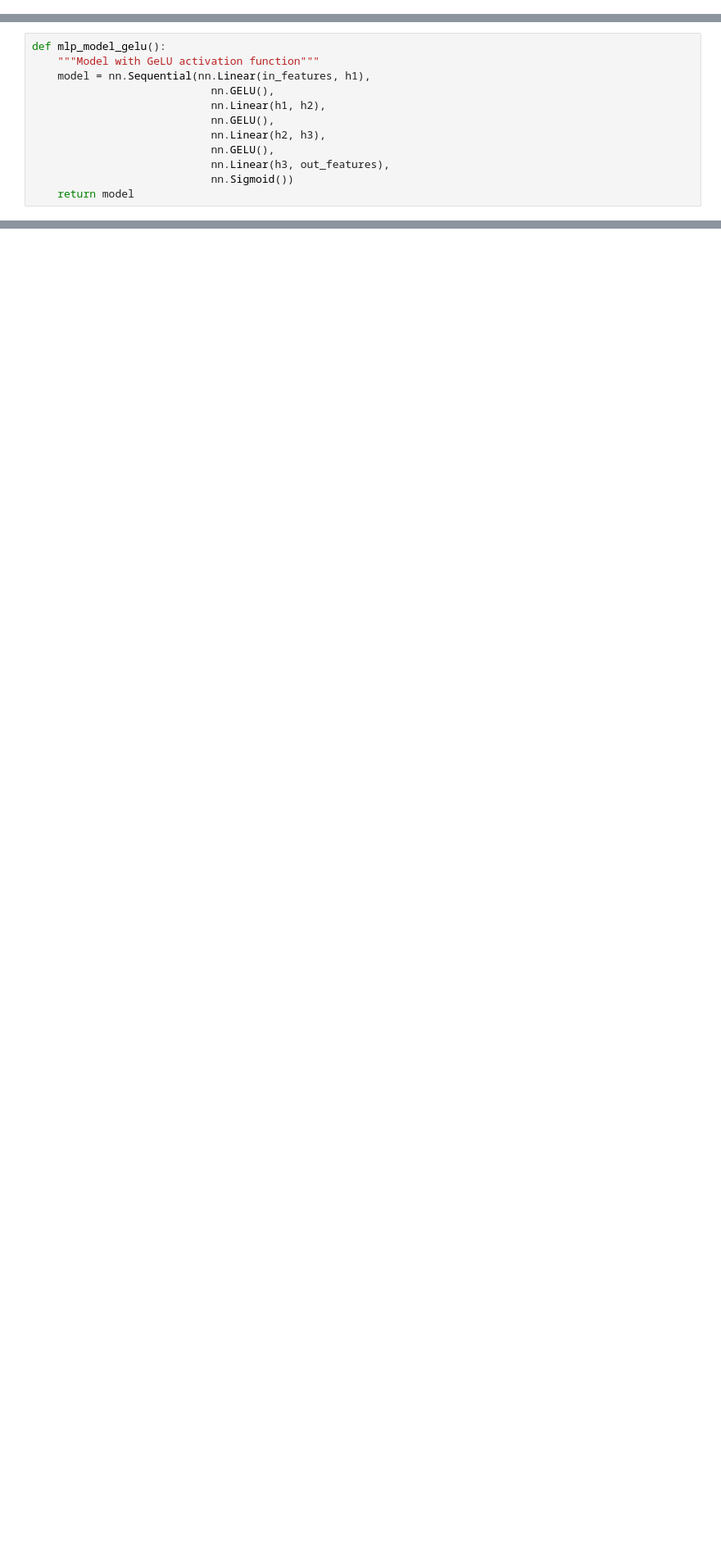
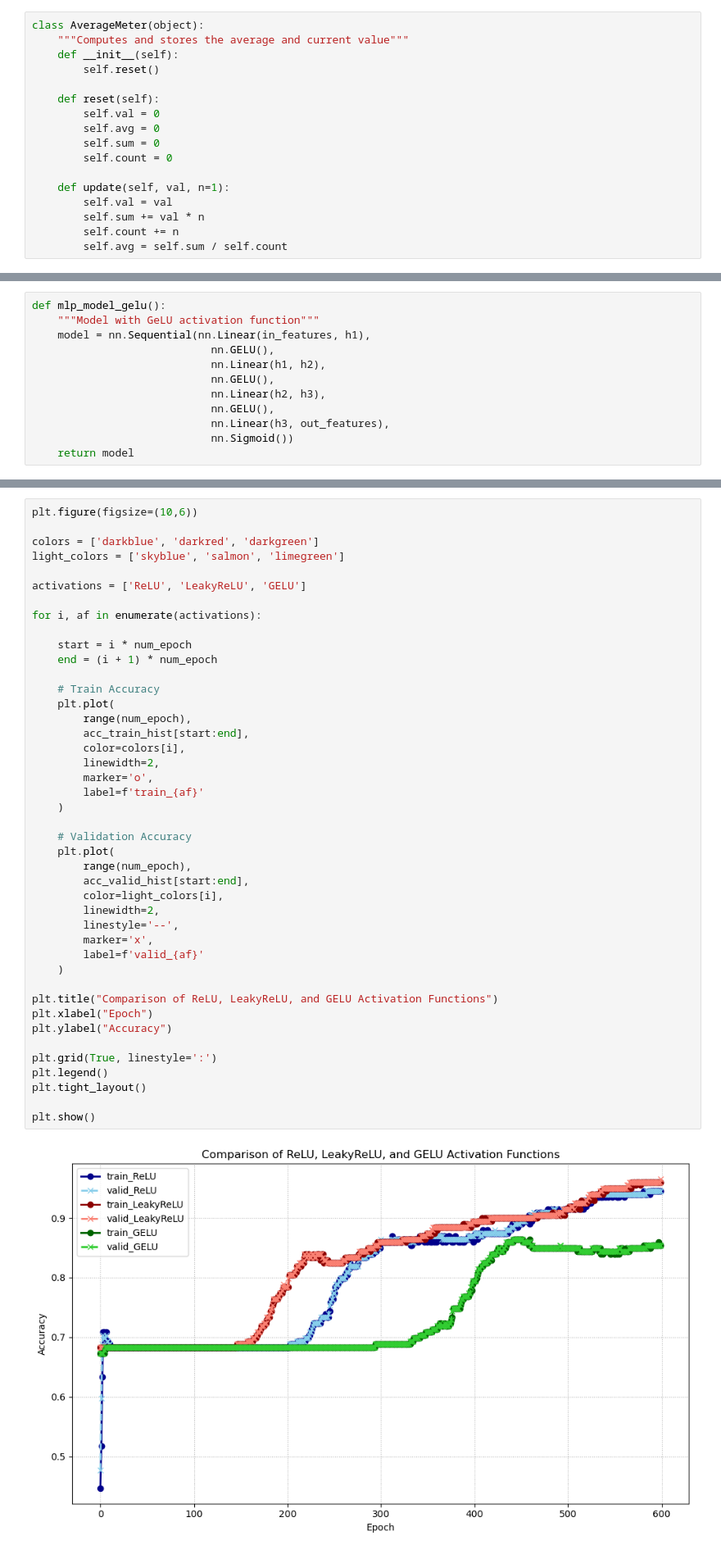
Before and after one commit to Daniyaliranmehr/Heart-Failure-Risk-Prediction, a Jupyter notebook: experiments/activation_function_experiment.ipynb, the cells around one changed output, grey strips where cells are left out. Shown at 82% size. Cells and saved outputs as stored; diff of their text form; blank space fills up the shorter version.

Commit message:
Add experiment to compare different activation functions and accuracy behavior

```diff
--- a/experiments/activation_function_experiment.ipynb
+++ b/experiments/activation_function_experiment.ipynb
@@ -12,3 +20,20 @@ from libraries import nn
+# %%
+class AverageMeter(object):
+    """Computes and stores the average and current value"""
+    def __init__(self):
+        self.reset()
+
+    def reset(self):
+        self.val = 0
+        self.avg = 0
+        self.sum = 0
+        self.count = 0
+
+    def update(self, val, n=1):
+        self.val = val
+        self.sum += val * n
+        self.count += n
+        self.avg = self.sum / self.count
 # %% [markdown]
 #### Implementation of the MLP Model with Activation Functions: ReLU, LeakyReLU, and GELU
 # %%
@@ -68,0 +166,45 @@ def mlp_model_gelu():
+# %%
+plt.figure(figsize=(10,6))
+
+colors = ['darkblue', 'darkred', 'darkgreen']
+light_colors = ['skyblue', 'salmon', 'limegreen']
+
+activations = ['ReLU', 'LeakyReLU', 'GELU']
+
+for i, af in enumerate(activations):
+
+    start = i * num_epoch
+    end = (i + 1) * num_epoch
+
+    # Train Accuracy
+    plt.plot(
+        range(num_epoch),
+        acc_train_hist[start:end],
+        color=colors[i],
+        linewidth=2,
+        marker='o',
+        label=f'train_{af}'
+    )
+
+    # Validation Accuracy
+    plt.plot(
+        range(num_epoch),
+        acc_valid_hist[start:end],
+        color=light_colors[i],
+        linewidth=2,
+        linestyle='--',
+        marker='x',
+        label=f'valid_{af}'
+    )
+
+plt.title("Comparison of ReLU, LeakyReLU, and GELU Activation Functions")
+plt.xlabel("Epoch")
+plt.ylabel("Accuracy")
+
+plt.grid(True, linestyle=':')
+plt.legend()
+plt.tight_layout()
+
+plt.show()
+# %% [output]
+[figure, added]
```
Also changed, not shown: parts of 7 cells of this notebook.
